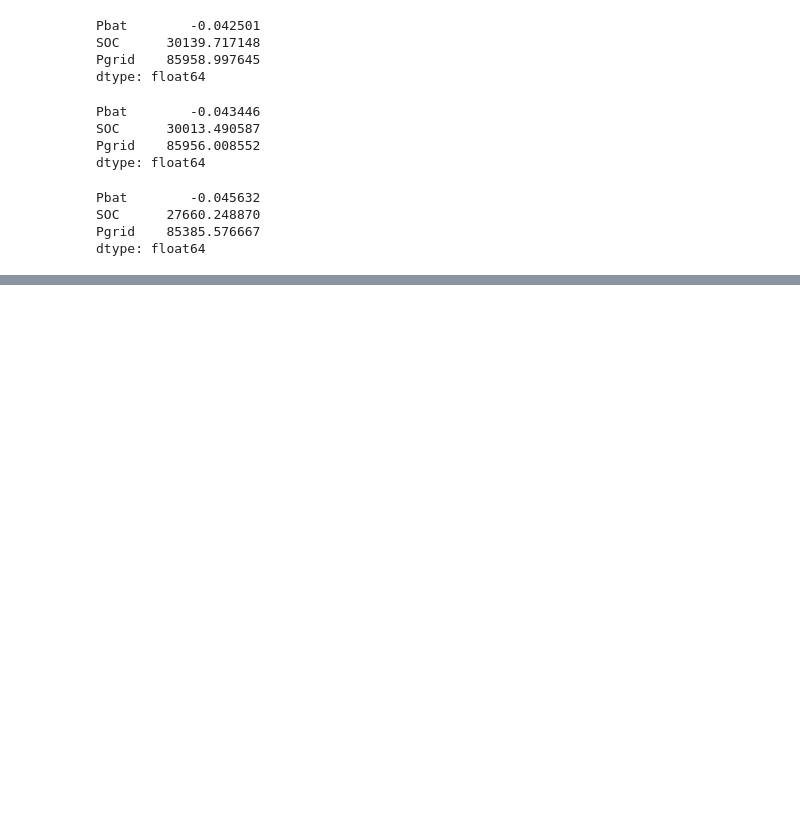
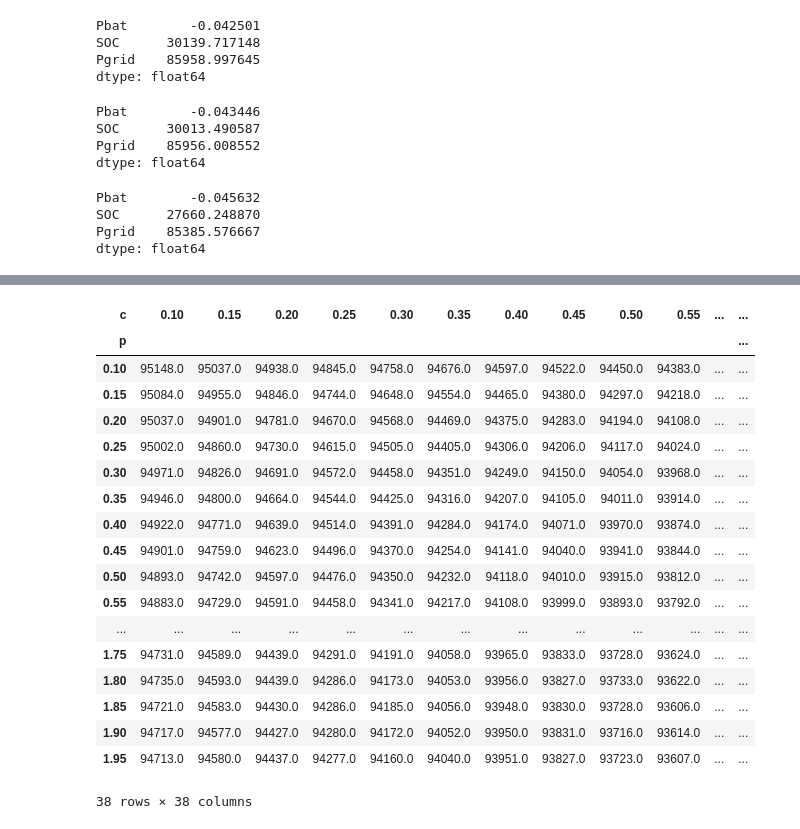
Before and after one commit to Shai670/Residential_consumption_modeling, a Jupyter notebook: battery04.09.ipynb, the cells around one changed output, grey strips where cells are left out. Drawn from its saved outputs; the diff is of its cells as text; code cells hidden in the pictures; blank space fills up the shorter version.

```diff
--- a/battery04.09.ipynb
+++ b/battery04.09.ipynb
@@ -236,0 +233,25 @@ result
+# %%
+result_pivot = pd.pivot_table(
+    result, index="p", columns="c", values="W"
+)
+result_pivot
+# %% [output]
+| c | 0.10 | 0.15 | 0.20 | 0.25 | 0.30 | 0.35 | 0.40 | 0.45 | 0.50 | 0.55 | ... | ... |
+| p |  |  |  |  |  |  |  |  |  |  |  | ... |
+| 0.10 | 95148.0 | 95037.0 | 94938.0 | 94845.0 | 94758.0 | 94676.0 | 94597.0 | 94522.0 | 94450.0 | 94383.0 | ... | ... |
+| 0.15 | 95084.0 | 94955.0 | 94846.0 | 94744.0 | 94648.0 | 94554.0 | 94465.0 | 94380.0 | 94297.0 | 94218.0 | ... | ... |
+| 0.20 | 95037.0 | 94901.0 | 94781.0 | 94670.0 | 94568.0 | 94469.0 | 94375.0 | 94283.0 | 94194.0 | 94108.0 | ... | ... |
+| 0.25 | 95002.0 | 94860.0 | 94730.0 | 94615.0 | 94505.0 | 94405.0 | 94306.0 | 94206.0 | 94117.0 | 94024.0 | ... | ... |
+| 0.30 | 94971.0 | 94826.0 | 94691.0 | 94572.0 | 94458.0 | 94351.0 | 94249.0 | 94150.0 | 94054.0 | 93968.0 | ... | ... |
+| 0.35 | 94946.0 | 94800.0 | 94664.0 | 94544.0 | 94425.0 | 94316.0 | 94207.0 | 94105.0 | 94011.0 | 93914.0 | ... | ... |
+| 0.40 | 94922.0 | 94771.0 | 94639.0 | 94514.0 | 94391.0 | 94284.0 | 94174.0 | 94071.0 | 93970.0 | 93874.0 | ... | ... |
+| 0.45 | 94901.0 | 94759.0 | 94623.0 | 94496.0 | 94370.0 | 94254.0 | 94141.0 | 94040.0 | 93941.0 | 93844.0 | ... | ... |
+| 0.50 | 94893.0 | 94742.0 | 94597.0 | 94476.0 | 94350.0 | 94232.0 | 94118.0 | 94010.0 | 93915.0 | 93812.0 | ... | ... |
+| 0.55 | 94883.0 | 94729.0 | 94591.0 | 94458.0 | 94341.0 | 94217.0 | 94108.0 | 93999.0 | 93893.0 | 93792.0 | ... | ... |
+| ... | ... | ... | ... | ... | ... | ... | ... | ... | ... | ... | ... | ... |
+| 1.75 | 94731.0 | 94589.0 | 94439.0 | 94291.0 | 94191.0 | 94058.0 | 93965.0 | 93833.0 | 93728.0 | 93624.0 | ... | ... |
+| 1.80 | 94735.0 | 94593.0 | 94439.0 | 94286.0 | 94173.0 | 94053.0 | 93956.0 | 93827.0 | 93733.0 | 93622.0 | ... | ... |
+| 1.85 | 94721.0 | 94583.0 | 94430.0 | 94286.0 | 94185.0 | 94056.0 | 93948.0 | 93830.0 | 93728.0 | 93606.0 | ... | ... |
+| 1.90 | 94717.0 | 94577.0 | 94427.0 | 94280.0 | 94172.0 | 94052.0 | 93950.0 | 93831.0 | 93716.0 | 93614.0 | ... | ... |
+| 1.95 | 94713.0 | 94580.0 | 94437.0 | 94277.0 | 94160.0 | 94040.0 | 93951.0 | 93827.0 | 93723.0 | 93607.0 | ... | ... |
+38 rows × 38 columns
```
Also changed, not shown: parts of 3 cells of this notebook.
